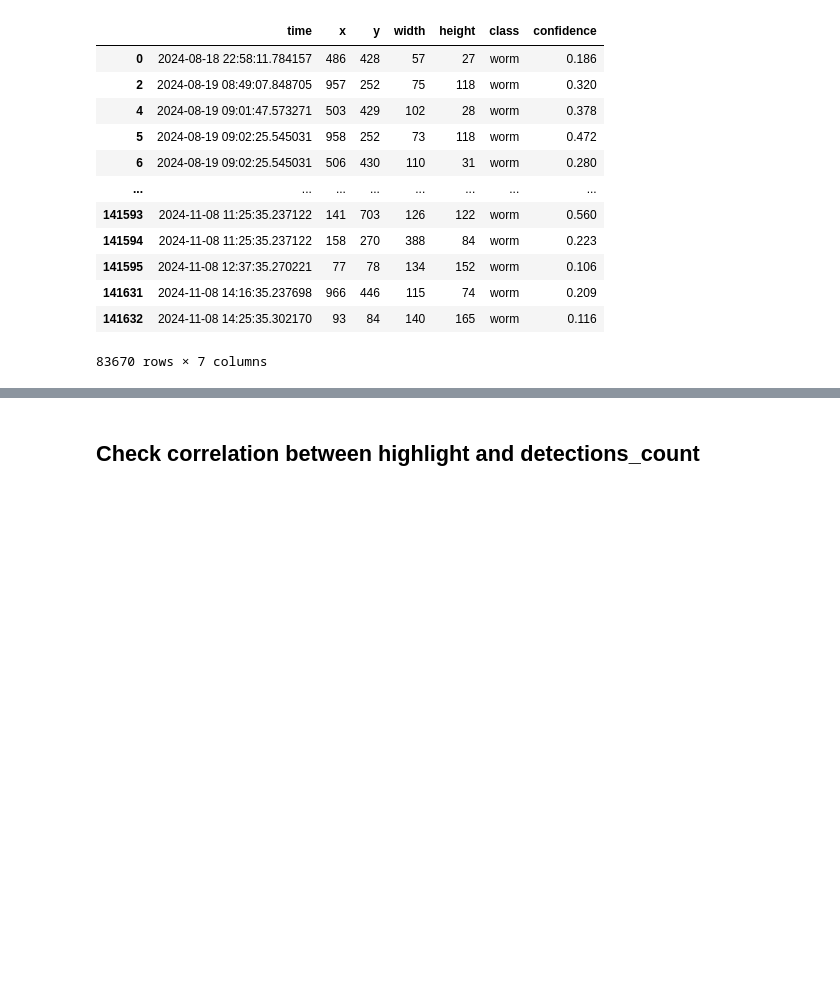
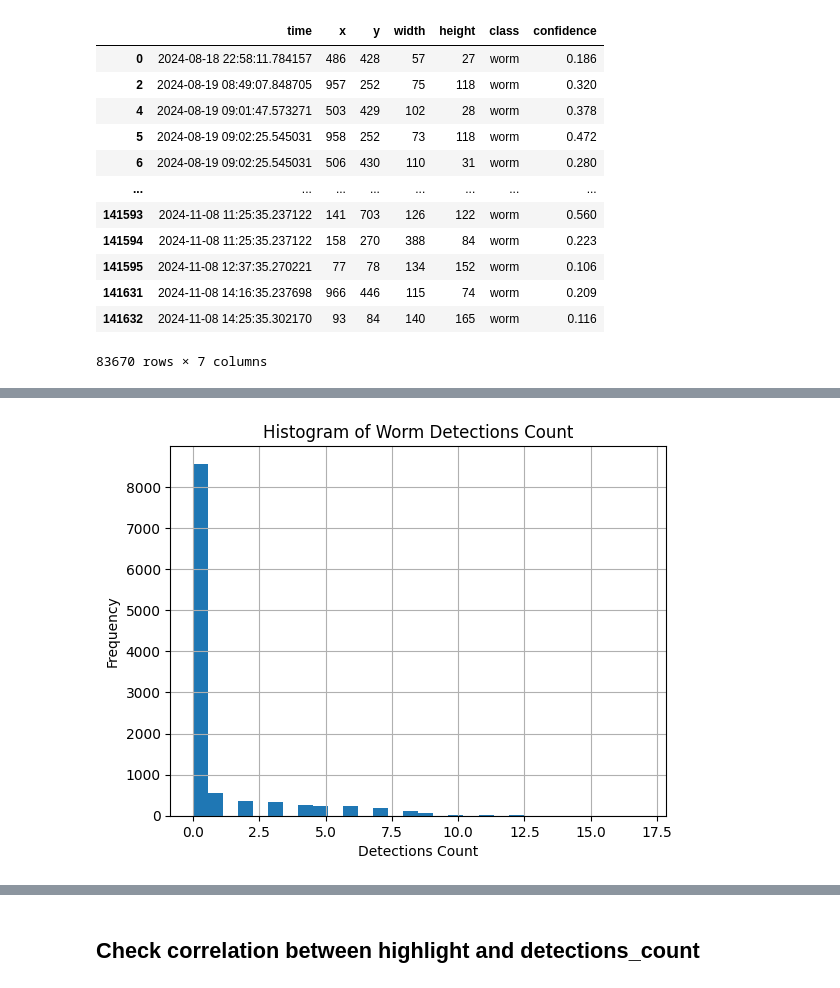
Before and after one commit to wiggle-bin/wiggle-notes, a Jupyter notebook: worms_actvitiy/DataActivityCorrelationUsingTargets.ipynb, the cells around one changed output, grey strips where cells are left out. Saved outputs shown, nothing was run; the diff lists cells and outputs as text; code cells hidden in the pictures; blank space fills up the shorter version.

```diff
--- a/worms_actvitiy/DataActivityCorrelationUsingTargets.ipynb
+++ b/worms_actvitiy/DataActivityCorrelationUsingTargets.ipynb
@@ -191 +198,9 @@ detections_worm_by_day
+# %%
+detections_worm_by_day['detections_count'].hist(bins=30)
+plt.xlabel('Detections Count')
+plt.ylabel('Frequency')
+plt.title('Histogram of Worm Detections Count')
+plt.show()
+# %% [output]
+[figure, added]
 # %%
```
Also changed, not shown: parts of 9 cells of this notebook.
